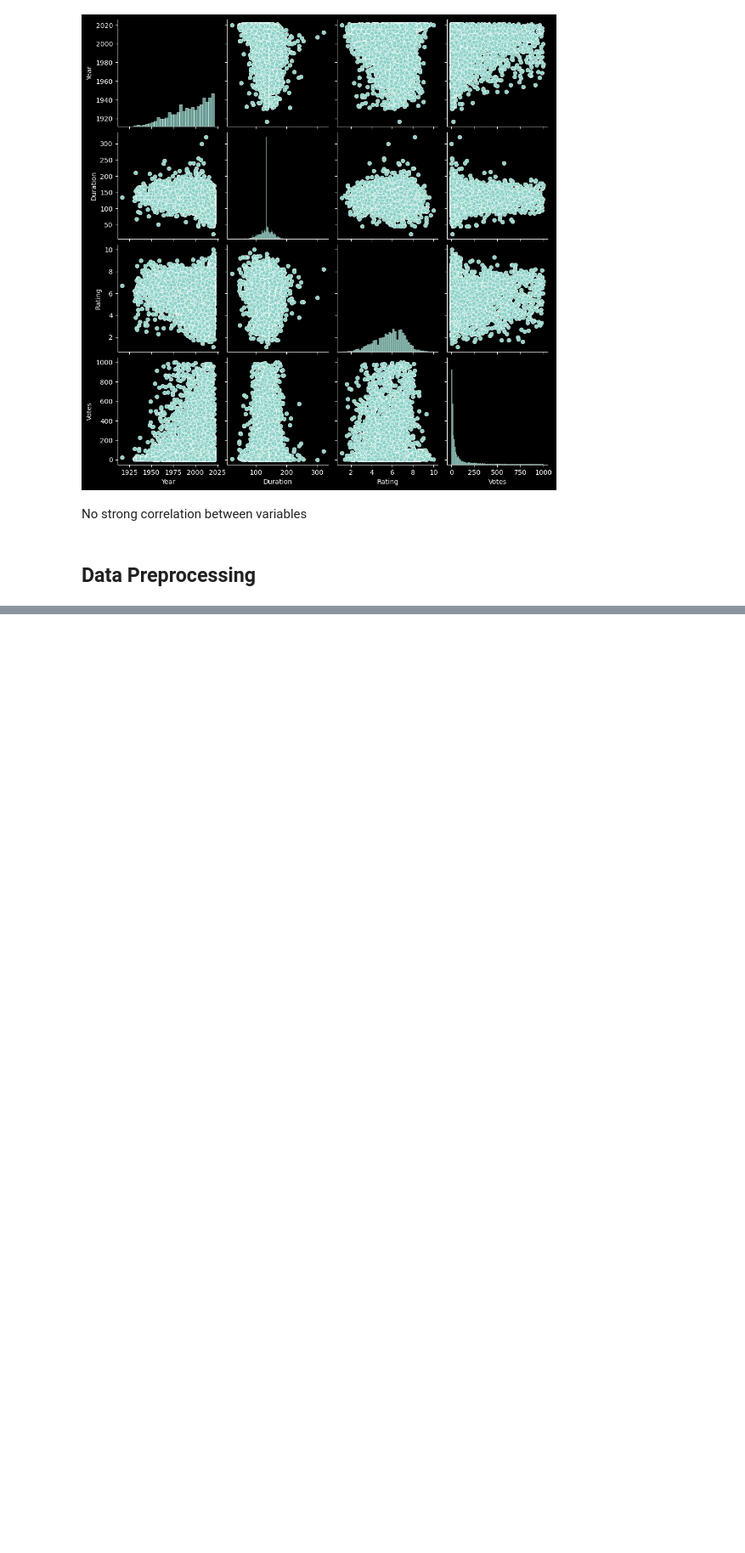
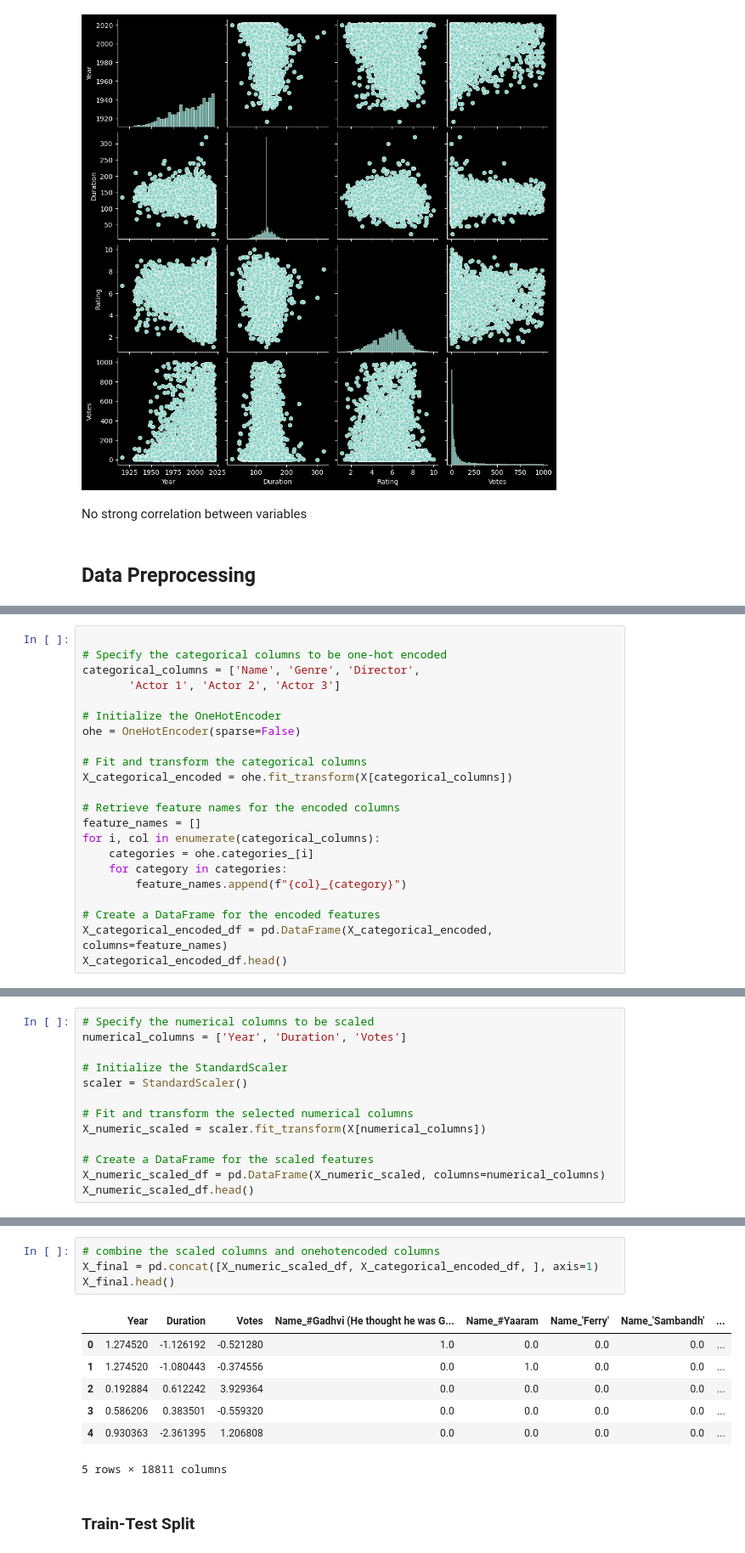
Before and after one commit to marwa9975/CODSOFT_DS02_Movie-Rating-Prediction-with-Python, a Jupyter notebook: index.ipynb, the cells around one changed output, grey strips where cells are left out. Shown at 85% size. Saved outputs shown, nothing was run; the diff lists cells and outputs as text; blank space fills up the shorter version.

```diff
--- a/index.ipynb
+++ b/index.ipynb
@@ -438,0 +466,22 @@ No strong correlation between variables
+# %%
+
+# Specify the categorical columns to be one-hot encoded
+categorical_columns = ['Name', 'Genre', 'Director',
+       'Actor 1', 'Actor 2', 'Actor 3']
+
+# Initialize the OneHotEncoder
+ohe = OneHotEncoder(sparse=False)
+
+# Fit and transform the categorical columns
+X_categorical_encoded = ohe.fit_transform(X[categorical_columns])
+
+# Retrieve feature names for the encoded columns
+feature_names = []
+for i, col in enumerate(categorical_columns):
+    categories = ohe.categories_[i]
+    for category in categories:
+        feature_names.append(f"{col}_{category}")
+
+# Create a DataFrame for the encoded features
+X_categorical_encoded_df = pd.DataFrame(X_categorical_encoded, columns=feature_names)
+X_categorical_encoded_df.head()
@@ -438,0 +498,13 @@ No strong correlation between variables
+# %%
+# Specify the numerical columns to be scaled
+numerical_columns = ['Year', 'Duration', 'Votes']
+
+# Initialize the StandardScaler
+scaler = StandardScaler()
+
+# Fit and transform the selected numerical columns
+X_numeric_scaled = scaler.fit_transform(X[numerical_columns])
+
+# Create a DataFrame for the scaled features
+X_numeric_scaled_df = pd.DataFrame(X_numeric_scaled, columns=numerical_columns)
+X_numeric_scaled_df.head()
@@ -438,0 +518,14 @@ No strong correlation between variables
+# %%
+# combine the scaled columns and onehotencoded columns
+X_final = pd.concat([X_numeric_scaled_df, X_categorical_encoded_df, ], axis=1)
+X_final.head()
+# %% [output]
+|  | Year | Duration | Votes | Name_#Gadhvi (He thought he was G... | Name_#Yaaram | Name_'Ferry' | Name_'Sambandh' | ... |
+| 0 | 1.274520 | -1.126192 | -0.521280 | 1.0 | 0.0 | 0.0 | 0.0 | ... |
+| 1 | 1.274520 | -1.080443 | -0.374556 | 0.0 | 1.0 | 0.0 | 0.0 | ... |
+| 2 | 0.192884 | 0.612242 | 3.929364 | 0.0 | 0.0 | 0.0 | 0.0 | ... |
+| 3 | 0.586206 | 0.383501 | -0.559320 | 0.0 | 0.0 | 0.0 | 0.0 | ... |
+| 4 | 0.930363 | -2.361395 | 1.206808 | 0.0 | 0.0 | 0.0 | 0.0 | ... |
+5 rows × 18811 columns
+# %% [markdown]
+### Train-Test Split
```
Also changed, not shown: parts of 11 cells of this notebook.
